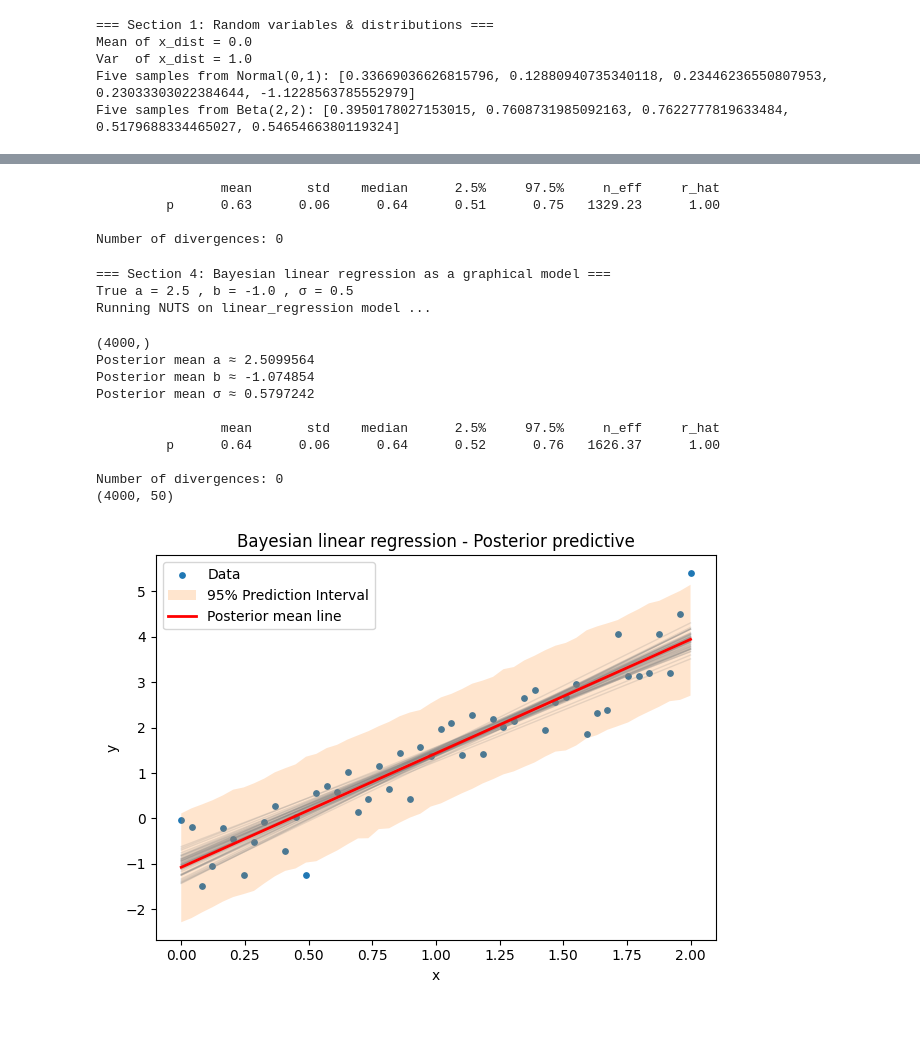
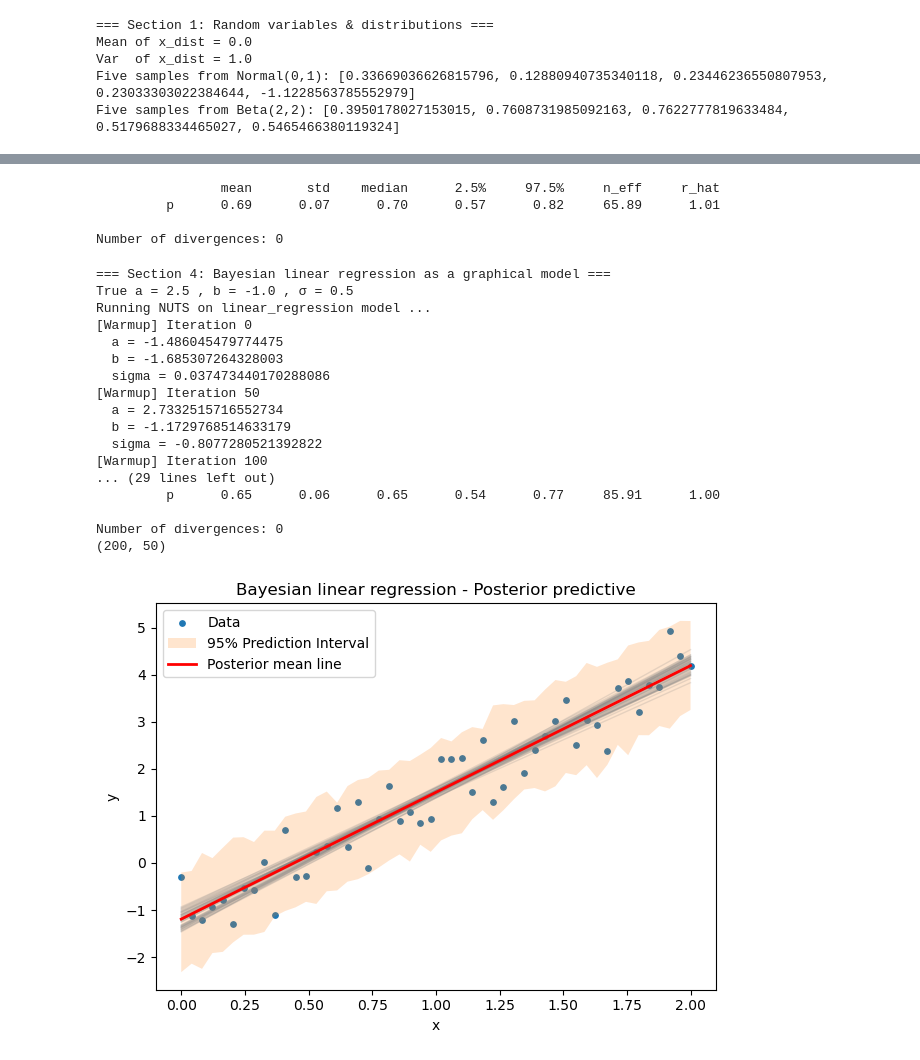
Before and after one commit to mclprobability/BayesianInferenceTutorials, a Jupyter notebook: PPL_Tutorial_1_Intro_with_pyro.ipynb, the cells around one changed output, grey strips where cells are left out. Drawn from its saved outputs; the diff is of its cells as text; code cells hidden in the pictures; blank space fills up the shorter version.

Commit message:
remove prog-bar; add manual progbar hook

```diff
--- a/PPL_Tutorial_1_Intro_with_pyro.ipynb
+++ b/PPL_Tutorial_1_Intro_with_pyro.ipynb
@@ -88,6 +64,19 @@ Mean of x_dist = 0.0
 Var  of x_dist = 1.0
 Five samples from Normal(0,1): [0.33669036626815796, 0.12880940735340118, 0.23446236550807953, 0.23033303022384644, -1.1228563785552979]
 Five samples from Beta(2,2): [0.3950178027153015, 0.7608731985092163, 0.7622777819633484, 0.5179688334465027, 0.5465466380119324]
+# %%
+# Hook function
+def print_hook(kernel, samples, stage, i):
+    """
+    kernel  : the MCMC kernel (e.g. NUTS)
+    samples : dict of current latent samples
+    stage   : "warmup" or "sample"
+    i       : iteration number (0-based)
+    """
+    if i % 50 == 0:
+        print(f"[{stage}] Iteration {i}")
+        for name, value in samples.items():
+            print(f"  {name} = {value}")
 # %%
 
 ############################################################
@@ -118,7 +107,7 @@ print("Number of heads in data =", int(y_data.sum().item()))
 
 # NUTS MCMC
 nuts_kernel = NUTS(coinflip_model)
-mcmc = MCMC(nuts_kernel, num_chains=4, num_samples=1000, warmup_steps=500)
+mcmc = MCMC(nuts_kernel, num_chains=1, num_samples=200, warmup_steps=100, disable_progbar=True, hook_fn=print_hook)
 print("Running NUTS on coinflip model ...")
 mcmc.run(y_obs=y_data)
 mcmc.summary(prob=0.95)
@@ -160,7 +156,7 @@ Posterior mean of p ≈ 0.6392028
 mcmc.summary(prob=0.95)
 # %% [output]
                 mean       std    median      2.5%     97.5%     n_eff     r_hat
-         p      0.63      0.06      0.64      0.51      0.75   1329.23      1.00
+         p      0.69      0.07      0.70      0.57      0.82     65.89      1.01
 
 Number of divergences: 0
 # %%
@@ -202,7 +198,7 @@ print("True a =", a_true, ", b =", b_true, ", σ =", sigma_true)
 
 # NUTS inference
 nuts_lr = NUTS(linear_regression_model)
-mcmc_lr = MCMC(nuts_lr, num_chains=2, num_samples=2000, warmup_steps=1000)
+mcmc_lr = MCMC(nuts_lr, num_chains=1, num_samples=200, warmup_steps=200, disable_progbar=True, hook_fn=print_hook)
 print("Running NUTS on linear_regression model ...")
 mcmc_lr.run(x_lr, y_lr)
 
@@ -223,44 +219,48 @@ post_mean_predictions = a_post[:,None] * x_lr.numpy()[None,:] + b_post[:,None] #
 post_predictions = post_mean_predictions + np.random.randn(*post_mean_predictions.shape) * sigma_post[:,None]
 post_predictions_q025 = np.quantile(post_predictions, 0.025, axis=0)
 post_predictions_q975 = np.quantile(post_predictions, 0.975, axis=0)
 plt.fill_between(x_lr.numpy(), post_predictions_q025, post_predictions_q975, label="95% Prediction Interval", alpha=0.2)
 print(post_mean_predictions.shape)
 plt.plot(
     x_lr.numpy(),
     post_mean_predictions[:50,:].T,
     color="gray",
     alpha=0.2,
     linewidth=1,
 )
 # Posterior mean line
 plt.plot(
     x_lr.numpy(),
     post_mean_predictions.mean(axis=0),
     color="red",
     linewidth=2,
     label="Posterior mean line",
 )
 
 plt.xlabel("x")
 plt.ylabel("y")
 plt.title("Bayesian linear regression - Posterior predictive")
 plt.legend()
 plt.tight_layout()
 # %% [output]
 === Section 4: Bayesian linear regression as a graphical model ===
 True a = 2.5 , b = -1.0 , σ = 0.5
 Running NUTS on linear_regression model ...
+[Warmup] Iteration 0
+  a = -1.486045479774475
+  b = -1.685307264328003
+  sigma = 0.037473440170288086
+[Warmup] Iteration 50
+  a = 2.7332515716552734
+  b = -1.1729768514633179
+  sigma = -0.8077280521392822
+[Warmup] Iteration 100
+... (29 lines left out)
+         p      0.65      0.06      0.65      0.54      0.77     85.91      1.00
+
+Number of divergences: 0
+(200, 50)
-(4000,)
-Posterior mean a ≈ 2.5099564
-Posterior mean b ≈ -1.074854
-Posterior mean σ ≈ 0.5797242
-
-                mean       std    median      2.5%     97.5%     n_eff     r_hat
-         p      0.64      0.06      0.64      0.52      0.76   1626.37      1.00
-
-Number of divergences: 0
-(4000, 50)
-[figure, old version]
+[figure, new version]
 # %%
 #############################################################
 # 5. Maximum a-posteriori (MAP)-LIKE POINT ESTIMATION VIA SVI
```
Also changed, not shown: parts of 3 cells of this notebook.
